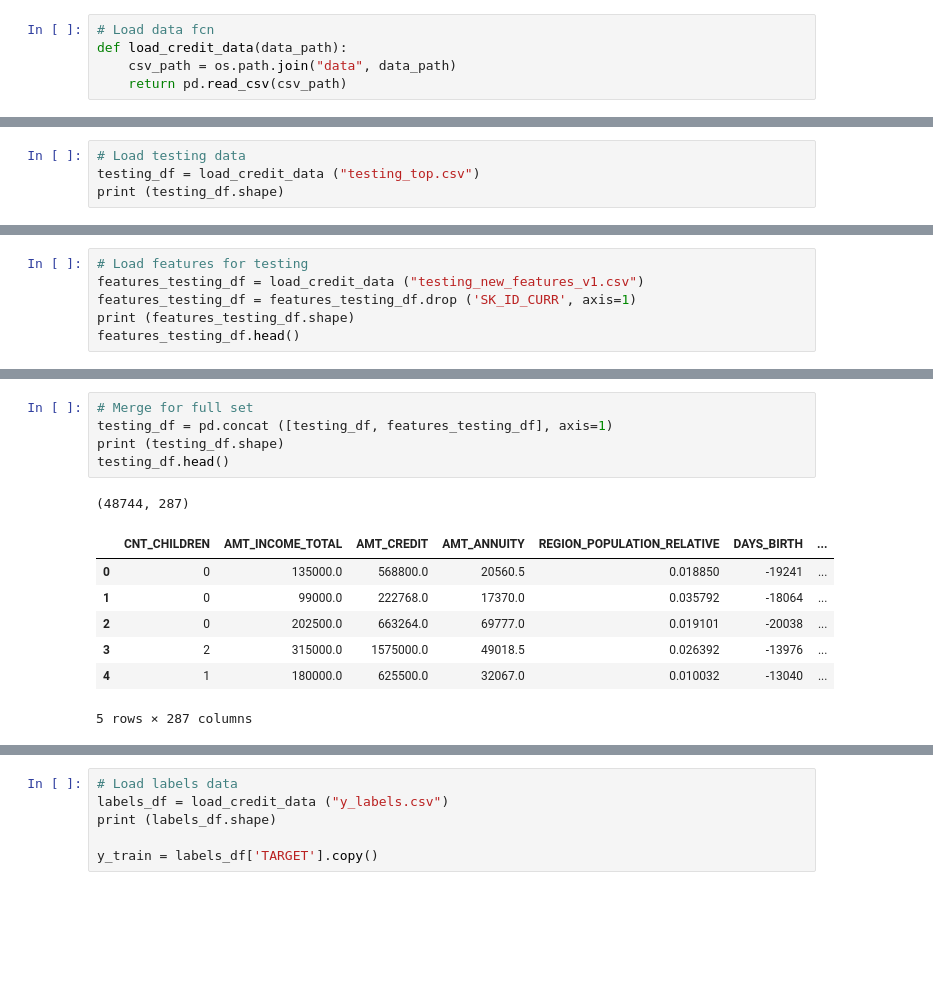
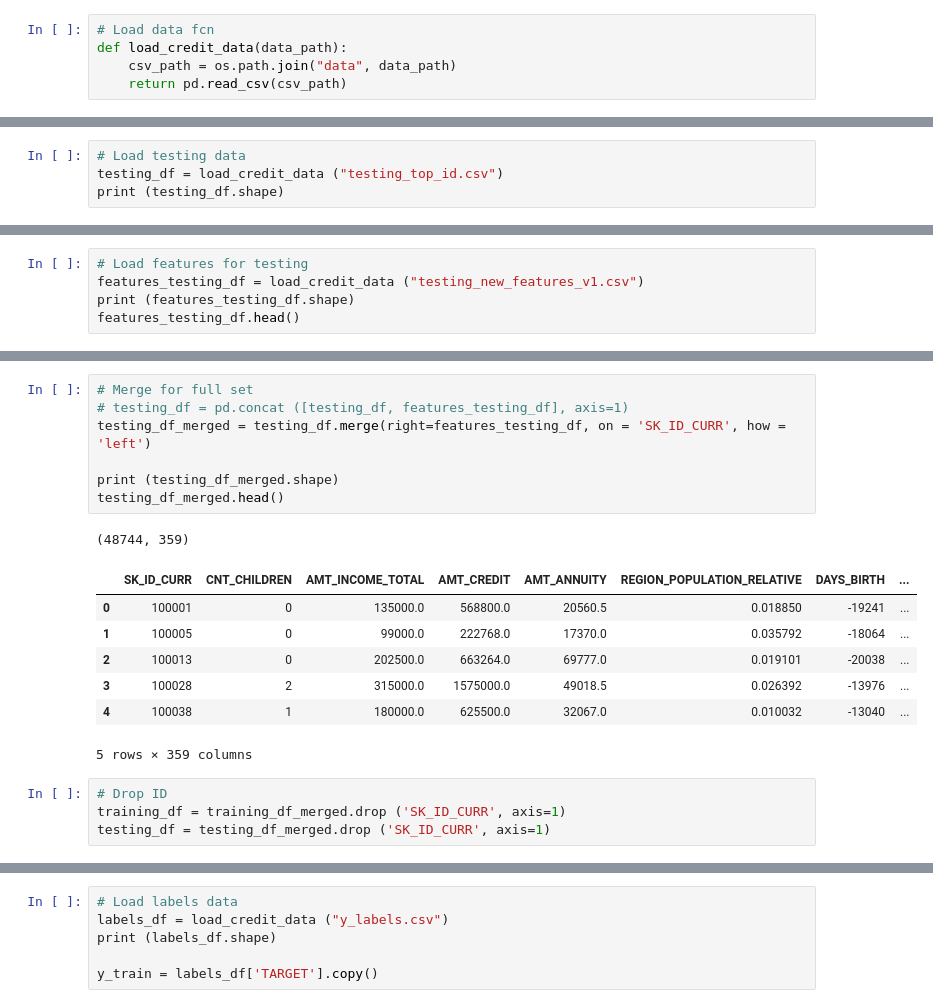
Before and after one commit to JoanieL/MLFinalProject, a Jupyter notebook: MLProject_FinalModelling.ipynb, the cells around one changed output, grey strips where cells are left out. Cells and saved outputs as stored; diff of their text form; blank space fills up the shorter version.

```diff
--- a/MLProject_FinalModelling.ipynb
+++ b/MLProject_FinalModelling.ipynb
@@ -70,5 +82,5 @@ training_df.head()
 # %%
 # Load testing data
-testing_df = load_credit_data ("testing_top.csv")
+testing_df = load_credit_data ("testing_top_id.csv")
 print (testing_df.shape)
 # %% [output]
@@ -76,7 +88,6 @@ print (testing_df.shape)
 # %%
 # Load features for testing
 features_testing_df = load_credit_data ("testing_new_features_v1.csv")
-features_testing_df = features_testing_df.drop ('SK_ID_CURR', axis=1)
 print (features_testing_df.shape)
 features_testing_df.head()
 # %% [output]
@@ -90,14 +102,20 @@ features_testing_df.head()
 # %%
 # Merge for full set
-testing_df = pd.concat ([testing_df, features_testing_df], axis=1)
-print (testing_df.shape)
-testing_df.head()
+# testing_df = pd.concat ([testing_df, features_testing_df], axis=1)
+testing_df_merged = testing_df.merge(right=features_testing_df, on = 'SK_ID_CURR', how = 'left')
+
+print (testing_df_merged.shape)
+testing_df_merged.head()
 # %% [output]
-(48744, 287)
+(48744, 359)
-|  | CNT_CHILDREN | AMT_INCOME_TOTAL | AMT_CREDIT | AMT_ANNUITY | REGION_POPULATION_RELATIVE | DAYS_BIRTH | ... |
-| 0 | 0 | 135000.0 | 568800.0 | 20560.5 | 0.018850 | -19241 | ... |
-| 1 | 0 | 99000.0 | 222768.0 | 17370.0 | 0.035792 | -18064 | ... |
-| 2 | 0 | 202500.0 | 663264.0 | 69777.0 | 0.019101 | -20038 | ... |
-| 3 | 2 | 315000.0 | 1575000.0 | 49018.5 | 0.026392 | -13976 | ... |
-| 4 | 1 | 180000.0 | 625500.0 | 32067.0 | 0.010032 | -13040 | ... |
+|  | SK_ID_CURR | CNT_CHILDREN | AMT_INCOME_TOTAL | AMT_CREDIT | AMT_ANNUITY | REGION_POPULATION_RELATIVE | DAYS_BIRTH | ... |
+| 0 | 100001 | 0 | 135000.0 | 568800.0 | 20560.5 | 0.018850 | -19241 | ... |
+| 1 | 100005 | 0 | 99000.0 | 222768.0 | 17370.0 | 0.035792 | -18064 | ... |
+| 2 | 100013 | 0 | 202500.0 | 663264.0 | 69777.0 | 0.019101 | -20038 | ... |
+| 3 | 100028 | 2 | 315000.0 | 1575000.0 | 49018.5 | 0.026392 | -13976 | ... |
+| 4 | 100038 | 1 | 180000.0 | 625500.0 | 32067.0 | 0.010032 | -13040 | ... |
-5 rows × 287 columns
+5 rows × 359 columns
+# %%
+# Drop ID
+training_df = training_df_merged.drop ('SK_ID_CURR', axis=1)
+testing_df = testing_df_merged.drop ('SK_ID_CURR', axis=1)
```
Also changed, not shown: parts of 11 cells of this notebook, 4 other files.
